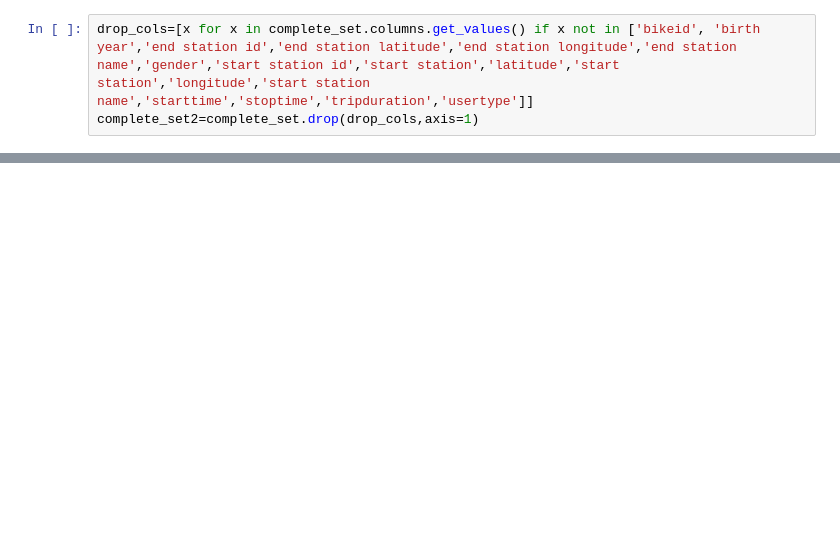
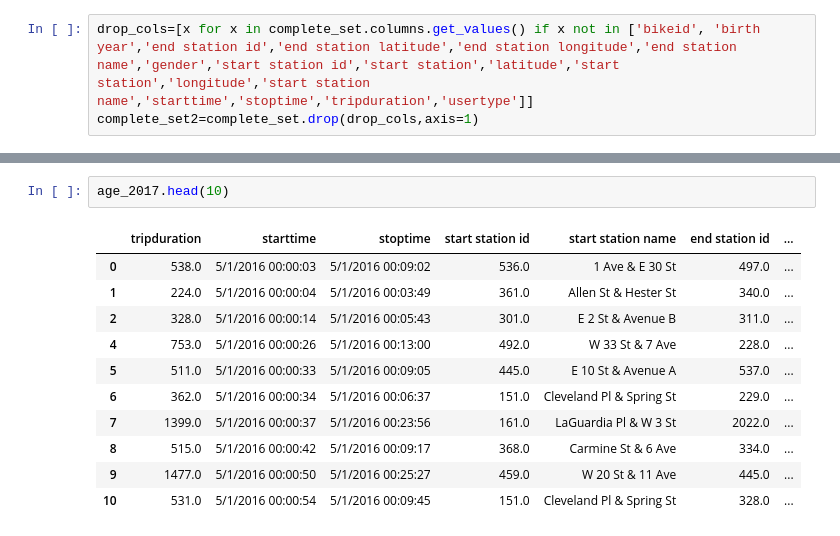
Before and after one commit to jinalklaulitz/PUI2018_msm796, a Jupyter notebook: HW4_msm796/Assignment2_msm796.ipynb, the cells around one changed output, grey strips where cells are left out. Drawn from its saved outputs; the diff is of its cells as text; blank space fills up the shorter version.

```diff
--- a/HW4_msm796/Assignment2_msm796.ipynb
+++ b/HW4_msm796/Assignment2_msm796.ipynb
@@ -180,0 +228,14 @@ complete_set2.to_csv(puidata+'/complete_2017_bike.csv')
+# %%
+age_2017.head(10)
+# %% [output]
+|  | tripduration | starttime | stoptime | start station id | start station name | end station id | ... |
+| 0 | 538.0 | 5/1/2016 00:00:03 | 5/1/2016 00:09:02 | 536.0 | 1 Ave & E 30 St | 497.0 | ... |
+| 1 | 224.0 | 5/1/2016 00:00:04 | 5/1/2016 00:03:49 | 361.0 | Allen St & Hester St | 340.0 | ... |
+| 2 | 328.0 | 5/1/2016 00:00:14 | 5/1/2016 00:05:43 | 301.0 | E 2 St & Avenue B | 311.0 | ... |
+| 4 | 753.0 | 5/1/2016 00:00:26 | 5/1/2016 00:13:00 | 492.0 | W 33 St & 7 Ave | 228.0 | ... |
+| 5 | 511.0 | 5/1/2016 00:00:33 | 5/1/2016 00:09:05 | 445.0 | E 10 St & Avenue A | 537.0 | ... |
+| 6 | 362.0 | 5/1/2016 00:00:34 | 5/1/2016 00:06:37 | 151.0 | Cleveland Pl & Spring St | 229.0 | ... |
+| 7 | 1399.0 | 5/1/2016 00:00:37 | 5/1/2016 00:23:56 | 161.0 | LaGuardia Pl & W 3 St | 2022.0 | ... |
+| 8 | 515.0 | 5/1/2016 00:00:42 | 5/1/2016 00:09:17 | 368.0 | Carmine St & 6 Ave | 334.0 | ... |
+| 9 | 1477.0 | 5/1/2016 00:00:50 | 5/1/2016 00:25:27 | 459.0 | W 20 St & 11 Ave | 445.0 | ... |
+| 10 | 531.0 | 5/1/2016 00:00:54 | 5/1/2016 00:09:45 | 151.0 | Cleveland Pl & Spring St | 328.0 | ... |
```
Also changed, not shown: parts of 27 cells of this notebook, 3 other files.
